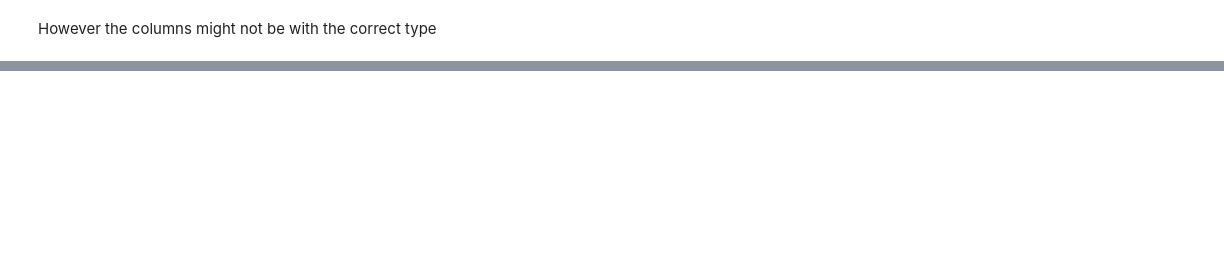
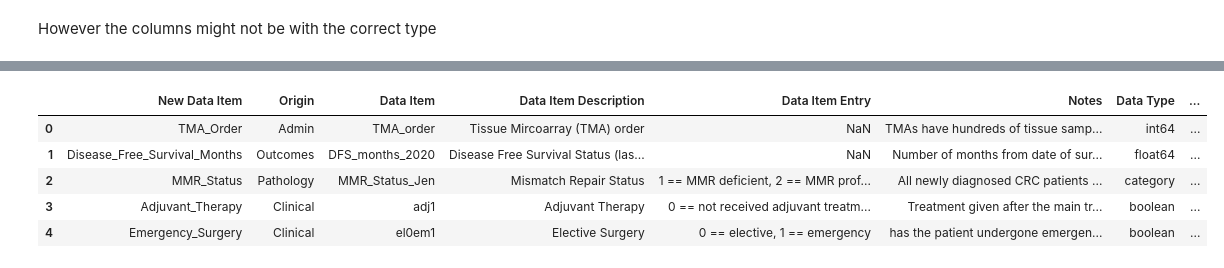
Before and after one commit to BBolosSierra/GRI_analysis, a Jupyter notebook: preprocess-1.ipynb, the cells around one changed output, grey strips where cells are left out. Saved outputs shown, nothing was run; the diff lists cells and outputs as text; code cells hidden in the pictures; blank space fills up the shorter version.

Commit message:
modify categ. and metadata

```diff
--- a/preprocess-1.ipynb
+++ b/preprocess-1.ipynb
@@ -405,0 +689,5 @@ df6.to_csv("data/GRI_preprocess-1.csv")
+# %%
+### Updating metadata file
+meta_df = pd.DataFrame.from_dict(COL_META).T.rename(columns={"name": "New Data Item", "origin": "Origin"})
+
+meta_df
@@ -405,0 +708,30 @@ df6.to_csv("data/GRI_preprocess-1.csv")
+# %%
+## old metadata
+meta2 = pd.read_excel("data/GRI_FullDataset.xlsx", sheet_name = "MetaData")
+
+meta2.head()
+# %%
+## merge
+meta3 = pd.merge(meta_df, meta2[["Data Item", "Data Item Description", "Data Item Entry", "Notes"]], right_on= "Data Item", left_index=True)
+
+meta3.head()
+# %%
+# adding the modified dtypes and missigness
+dtypes_df = pd.DataFrame(df6.dtypes, columns=["Data Type"])
+
+dtypes_df["% Missing"] = df6.isna().mean().mul(100).round(2)
+
+dtypes_df.head()
+# %%
+# merge
+meta4 = pd.merge(meta3, dtypes_df, left_on="Data Item", right_index=True)
+meta4 = meta4.reset_index(drop=True)
+
+meta4.head()
+# %% [output]
+|  | New Data Item | Origin | Data Item | Data Item Description | Data Item Entry | Notes | Data Type | ... |
+| 0 | TMA_Order | Admin | TMA_order | Tissue Mircoarray (TMA) order | NaN | TMAs have hundreds of tissue samp... | int64 | ... |
+| 1 | Disease_Free_Survival_Months | Outcomes | DFS_months_2020 | Disease Free Survival Status (las... | NaN | Number of months from date of sur... | float64 | ... |
+| 2 | MMR_Status | Pathology | MMR_Status_Jen | Mismatch Repair Status | 1 == MMR deficient, 2 == MMR prof... | All newly diagnosed CRC patients ... | category | ... |
+| 3 | Adjuvant_Therapy | Clinical | adj1 | Adjuvant Therapy | 0 == not received adjuvant treatm... | Treatment given after the main tr... | boolean | ... |
+| 4 | Emergency_Surgery | Clinical | el0em1 | Elective Surgery | 0 == elective, 1 == emergency | has the patient undergone emergen... | boolean | ... |
```
Also changed, not shown: parts of 36 cells of this notebook, 2 other files.
